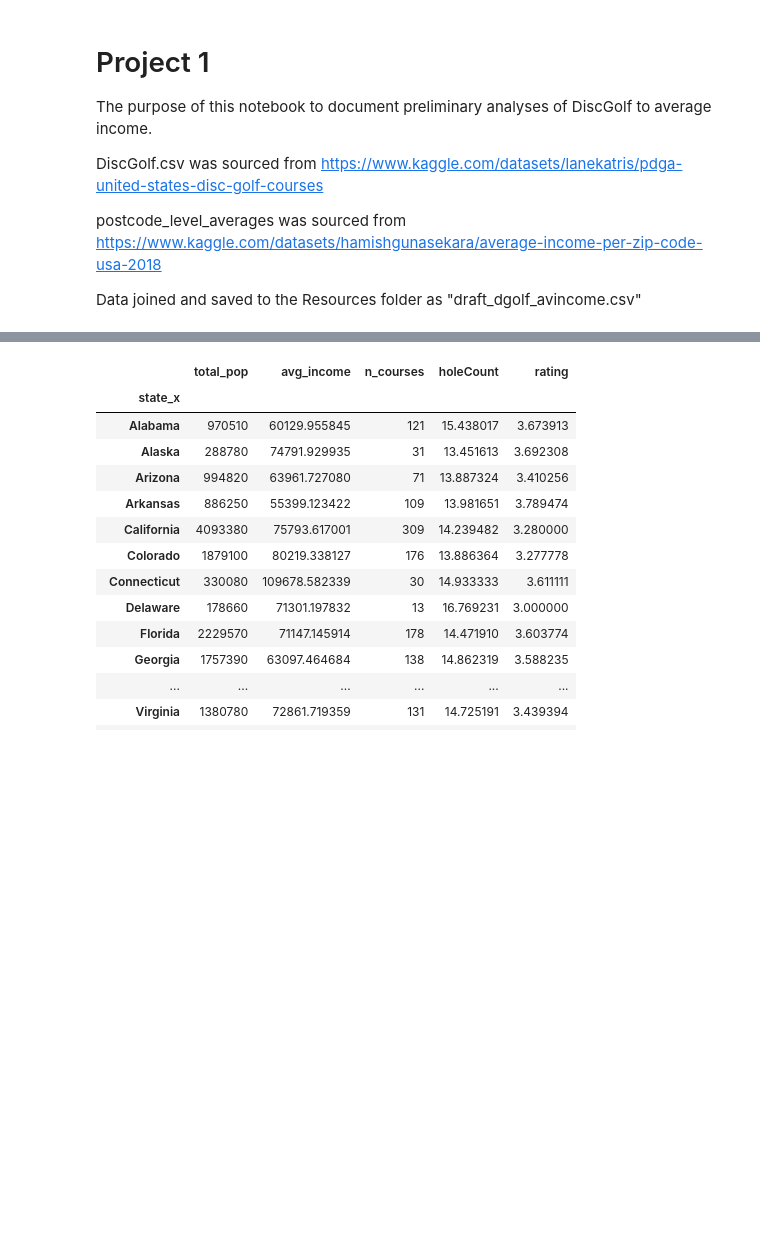
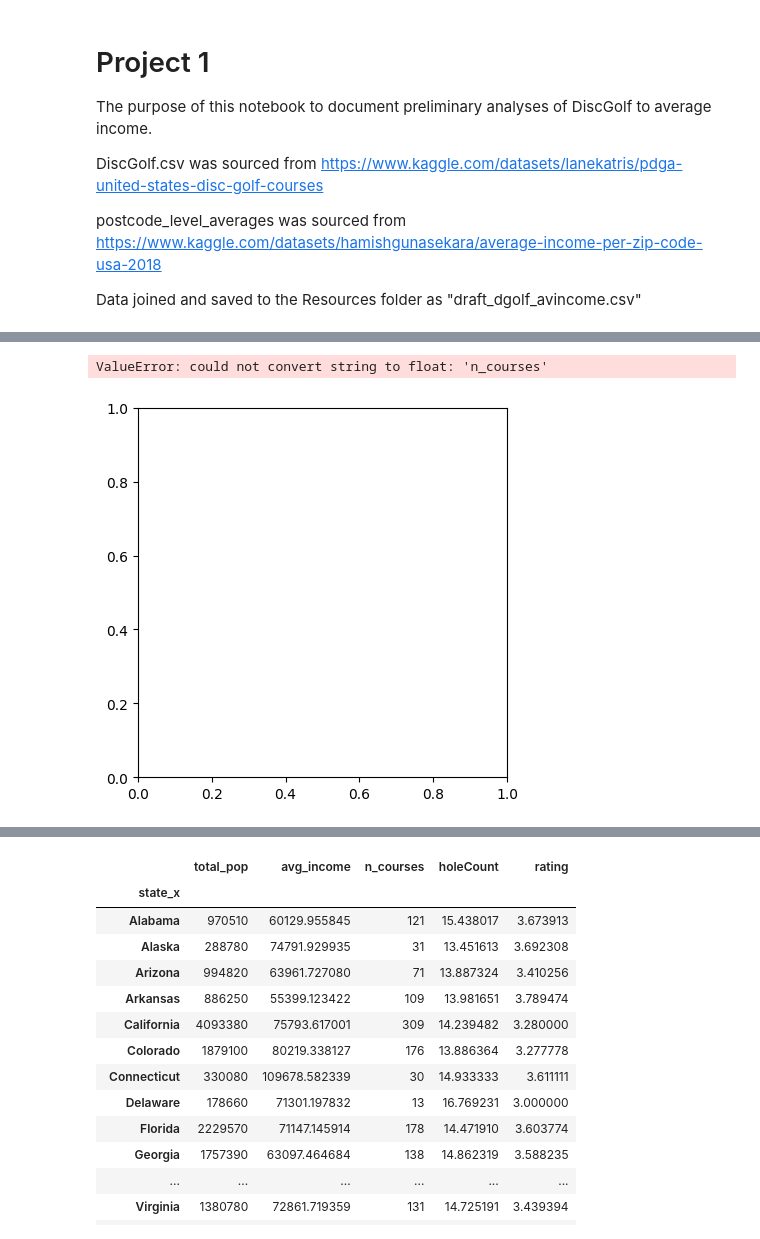
Before and after one commit to paulbrichta/Project-1, a Jupyter notebook: P1_data_analysis_R.ipynb, the cells around one changed output, grey strips where cells are left out. Drawn from its saved outputs; the diff is of its cells as text; code cells hidden in the pictures; blank space fills up the shorter version.

```diff
--- a/P1_data_analysis_R.ipynb
+++ b/P1_data_analysis_R.ipynb
@@ -21,0 +197,15 @@ import datetime
+# %%
+#label section of pie
+labels=["region"]
+#The value
+size= ["n_courses"]
+#setting colors of pie section
+colors= ["Red","Green","Blue","Orange","Purple"]
+plt.pie(size,labels=labels,colors=colors,autopct= "%1.1f%%",startangle=140)
+#chart with equal axis
+plt.axis("equal")
+plt.legend()
+plt.show()
+# %% [output]
+ValueError: could not convert string to float: 'n_courses'
+[figure, added]
```
Also changed, not shown: parts of 35 cells of this notebook.
